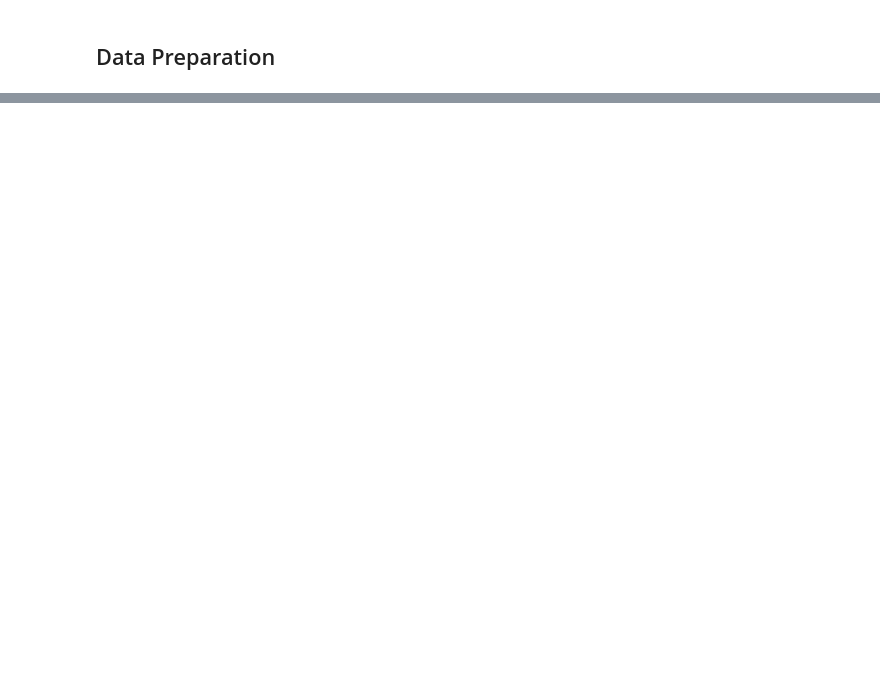
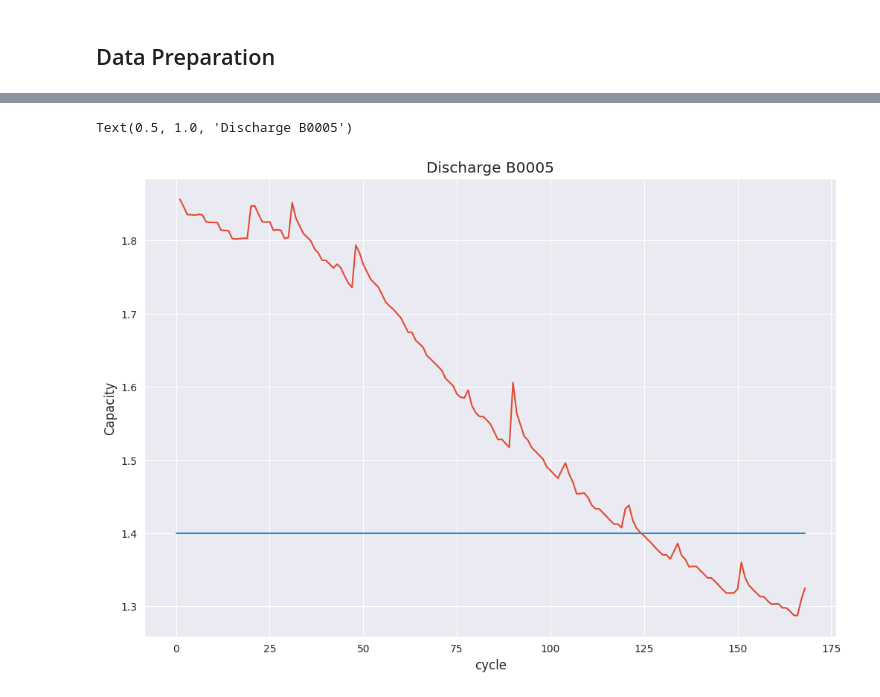
Before and after one commit to kevinknights29/Regression--Battery-Life-Prediction, a Jupyter notebook: main.ipynb, the cells around one changed output, grey strips where cells are left out. Drawn from its saved outputs; the diff is of its cells as text; code cells hidden in the pictures; blank space fills up the shorter version.

```diff
--- a/main.ipynb
+++ b/main.ipynb
@@ -97,5 +87,0 @@ def convert_mat_to_df(mat, columns):
-# %%
-mats = [mat for mat in Path(".").rglob("*.mat")]
-mat = mats[0]
-mat_data_key, mat_data = load_mat(mat)
-mat_discharge_df = convert_mat_to_df(mat_data[mat_data_key]["discharge"], column_structure["discharge"])
@@ -139,0 +254,4 @@ memory usage: 15.4 KB
+# %%
+mats = [mat for mat in Path(".").rglob("*.mat")]
+mats = sorted(mats)
+print(*mats, sep="\n")
@@ -139,0 +318,5 @@ memory usage: 15.4 KB
+# %%
+battery_1 = mats[0]
+mat_df = load_mat(battery_1)
+# %%
+dataset, capacity = load_data(battery_1)
@@ -139,0 +404,15 @@ memory usage: 15.4 KB
+# %%
+plot_df = capacity.loc[(capacity['cycle']>=1),['cycle','capacity']]
+sns.set_style("darkgrid")
+plt.figure(figsize=(12, 8))
+plt.plot(plot_df['cycle'], plot_df['capacity'])
+#Draw threshold
+plt.plot([0.,len(capacity)], [1.4, 1.4])
+plt.ylabel('Capacity')
+# make x-axis ticks legible
+adf = plt.gca().get_xaxis().get_major_formatter()
+plt.xlabel('cycle')
+plt.title('Discharge B0005')
+# %% [output]
+Text(0.5, 1.0, 'Discharge B0005')
+[figure, added]
```
Also changed, not shown: parts of 80 cells of this notebook.
